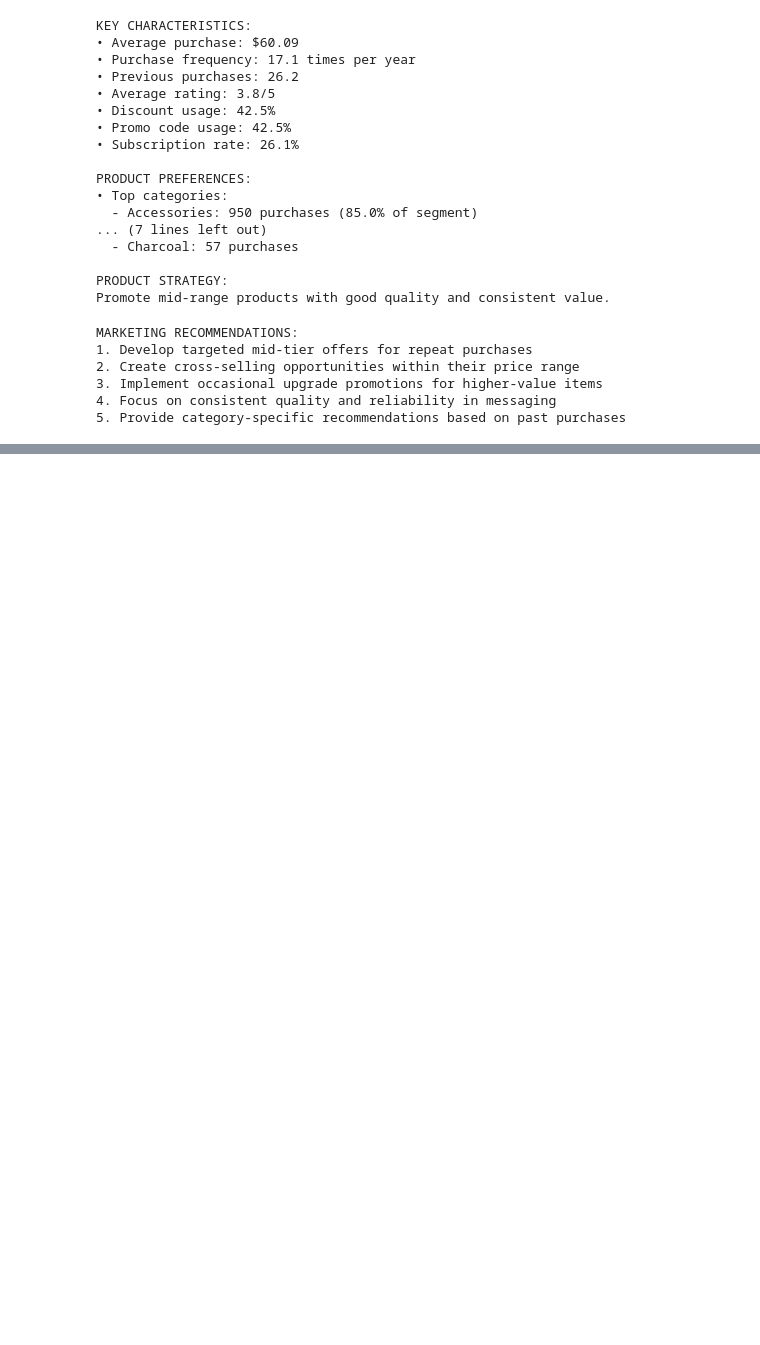
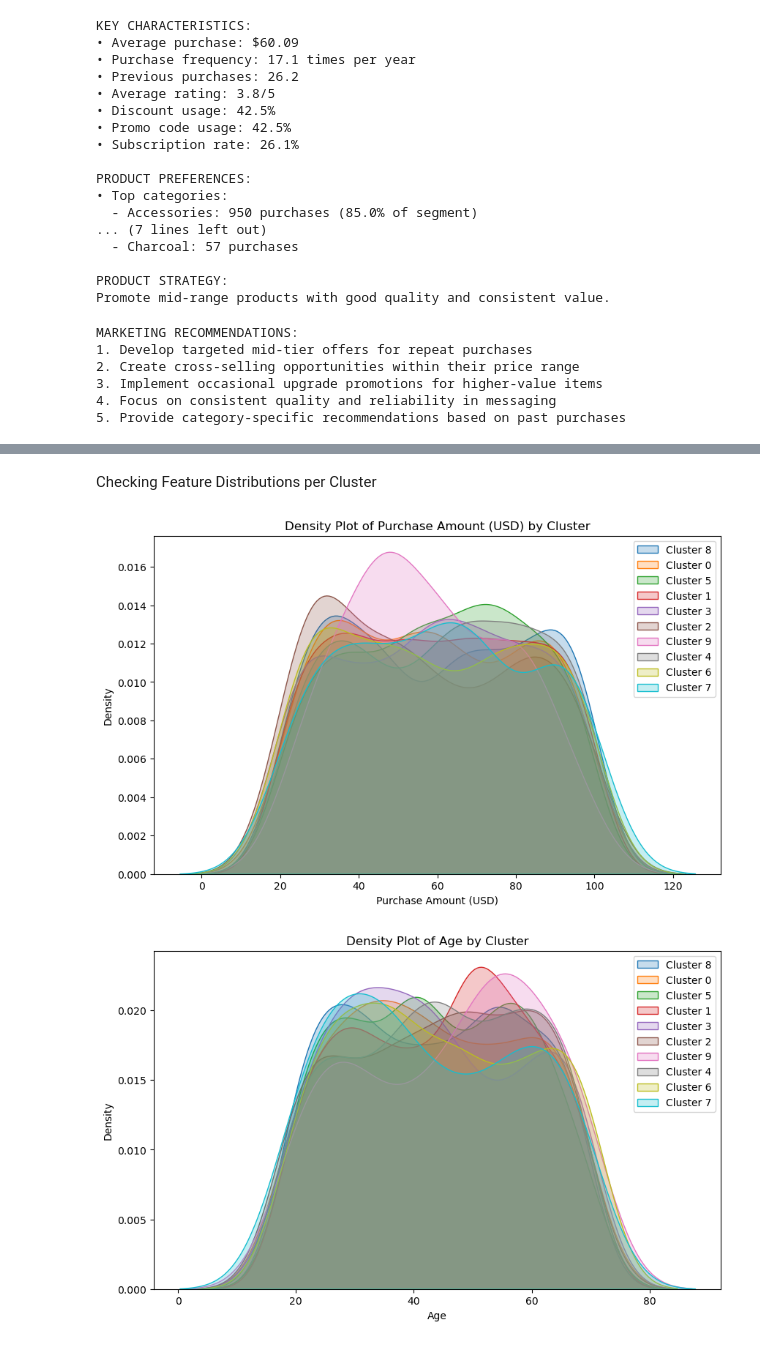
Before and after one commit to CassandraMaldonado/ML_customer_clustering, a Jupyter notebook: LLM_KMeans.ipynb, the cells around one changed output, grey strips where cells are left out. Drawn from its saved outputs; the diff is of its cells as text; code cells hidden in the pictures; blank space fills up the shorter version.

```diff
--- a/LLM_KMeans.ipynb
+++ b/LLM_KMeans.ipynb
@@ -590,0 +664,16 @@ MARKETING RECOMMENDATIONS:
+# %% [markdown]
+Checking Feature Distributions per Cluster
+# %%
+for feature in num_features:
+    plt.figure(figsize=(10, 6))
+    for cluster in df["Cluster"].unique():
+        sns.kdeplot(df[df["Cluster"] == cluster][feature], label=f"Cluster {cluster}", shade=True)
+
+    plt.title(f"Density Plot of {feature} by Cluster")
+    plt.xlabel(feature)
+    plt.ylabel("Density")
+    plt.legend()
+    plt.show()
+# %% [output]
+[figure, added]
+[figure, added]
```
Also changed, not shown: parts of 8 cells of this notebook.
